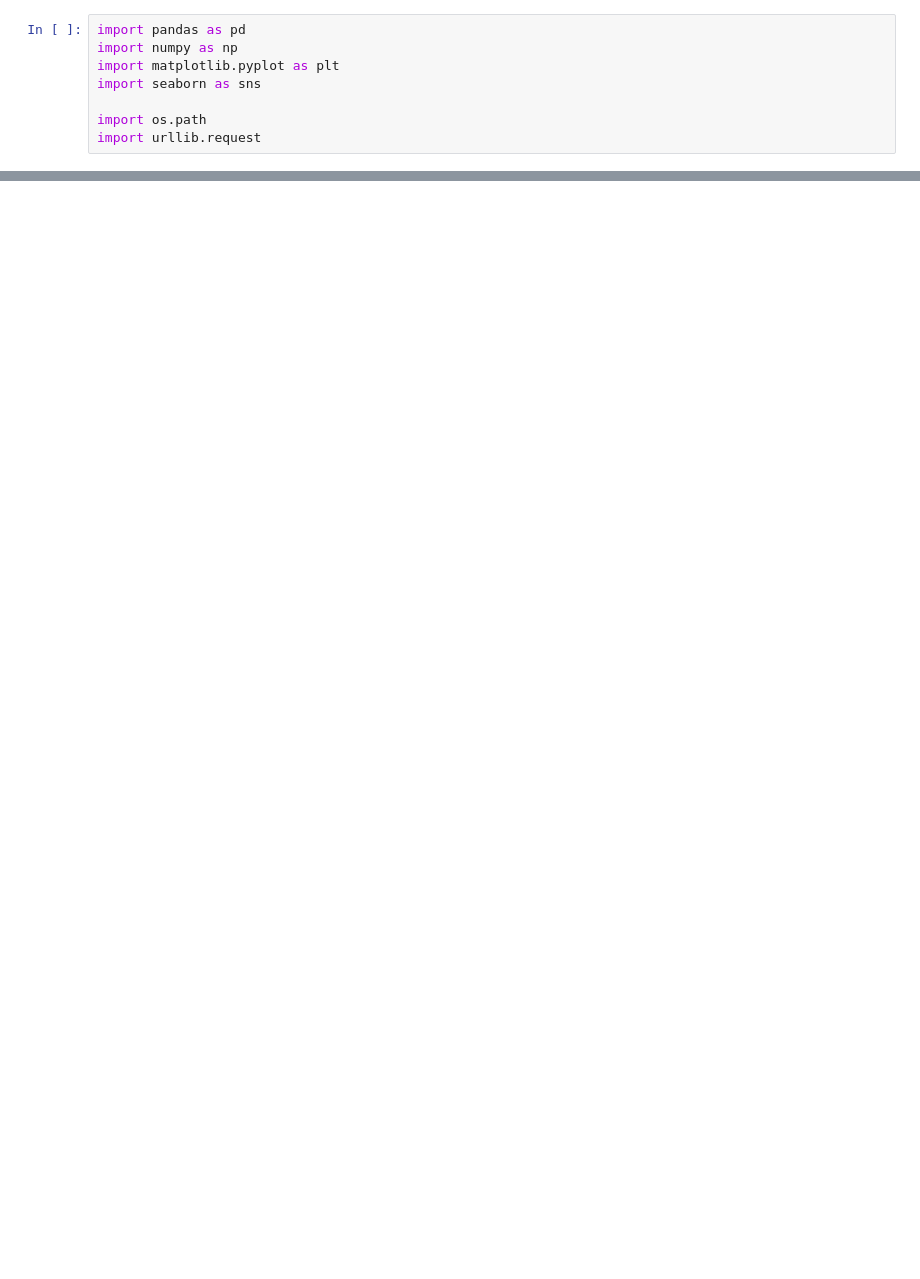
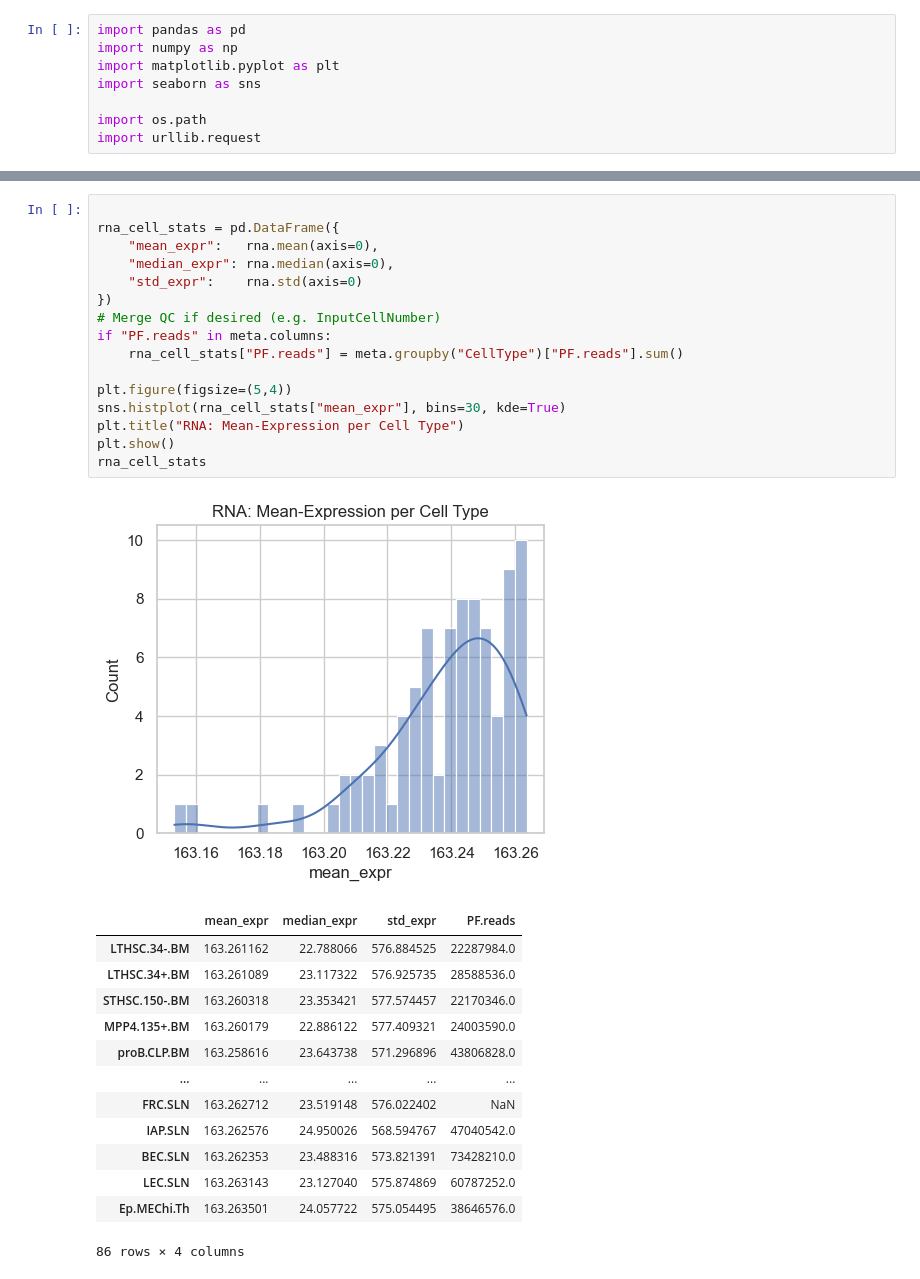
Before and after one commit to Topic2-Gene-Regulation-Immune-Cells/ILC-cells-Team4, a Jupyter notebook: test.ipynb, the cells around one changed output, grey strips where cells are left out. Drawn from its saved outputs; the diff is of its cells as text; blank space fills up the shorter version.

```diff
--- a/test.ipynb
+++ b/test.ipynb
@@ -94,0 +95,31 @@ Corr mean_access vs InputCellNumber: nan
+# %%
+
+rna_cell_stats = pd.DataFrame({
+    "mean_expr":   rna.mean(axis=0),
+    "median_expr": rna.median(axis=0),
+    "std_expr":    rna.std(axis=0)
+})
+# Merge QC if desired (e.g. InputCellNumber)
+if "PF.reads" in meta.columns:
+    rna_cell_stats["PF.reads"] = meta.groupby("CellType")["PF.reads"].sum()
+
+plt.figure(figsize=(5,4))
+sns.histplot(rna_cell_stats["mean_expr"], bins=30, kde=True)
+plt.title("RNA: Mean-Expression per Cell Type")
+plt.show()
+rna_cell_stats
+# %% [output]
+[figure, added]
+|  | mean_expr | median_expr | std_expr | PF.reads |
+| LTHSC.34-.BM | 163.261162 | 22.788066 | 576.884525 | 22287984.0 |
+| LTHSC.34+.BM | 163.261089 | 23.117322 | 576.925735 | 28588536.0 |
+| STHSC.150-.BM | 163.260318 | 23.353421 | 577.574457 | 22170346.0 |
+| MPP4.135+.BM | 163.260179 | 22.886122 | 577.409321 | 24003590.0 |
+| proB.CLP.BM | 163.258616 | 23.643738 | 571.296896 | 43806828.0 |
+| ... | ... | ... | ... | ... |
+| FRC.SLN | 163.262712 | 23.519148 | 576.022402 | NaN |
+| IAP.SLN | 163.262576 | 24.950026 | 568.594767 | 47040542.0 |
+| BEC.SLN | 163.262353 | 23.488316 | 573.821391 | 73428210.0 |
+| LEC.SLN | 163.263143 | 23.127040 | 575.874869 | 60787252.0 |
+| Ep.MEChi.Th | 163.263501 | 24.057722 | 575.054495 | 38646576.0 |
+86 rows × 4 columns
```
Also changed, not shown: parts of 5 cells of this notebook.
